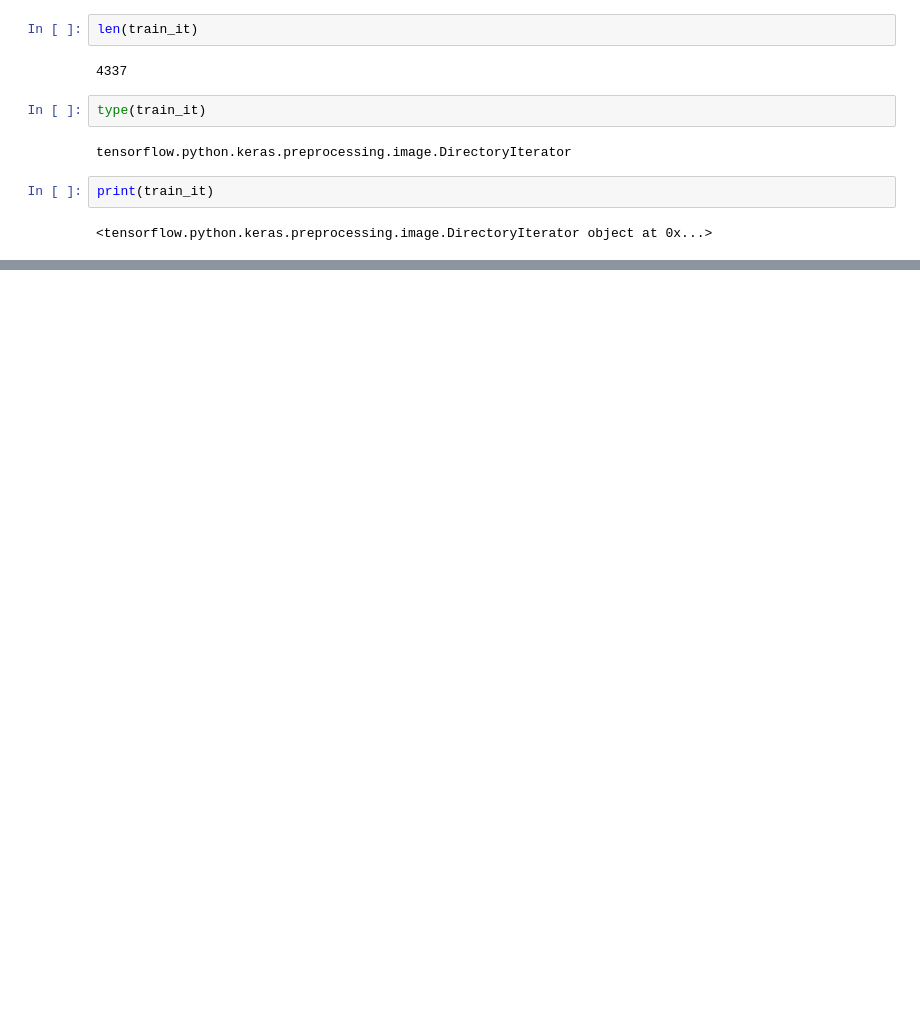
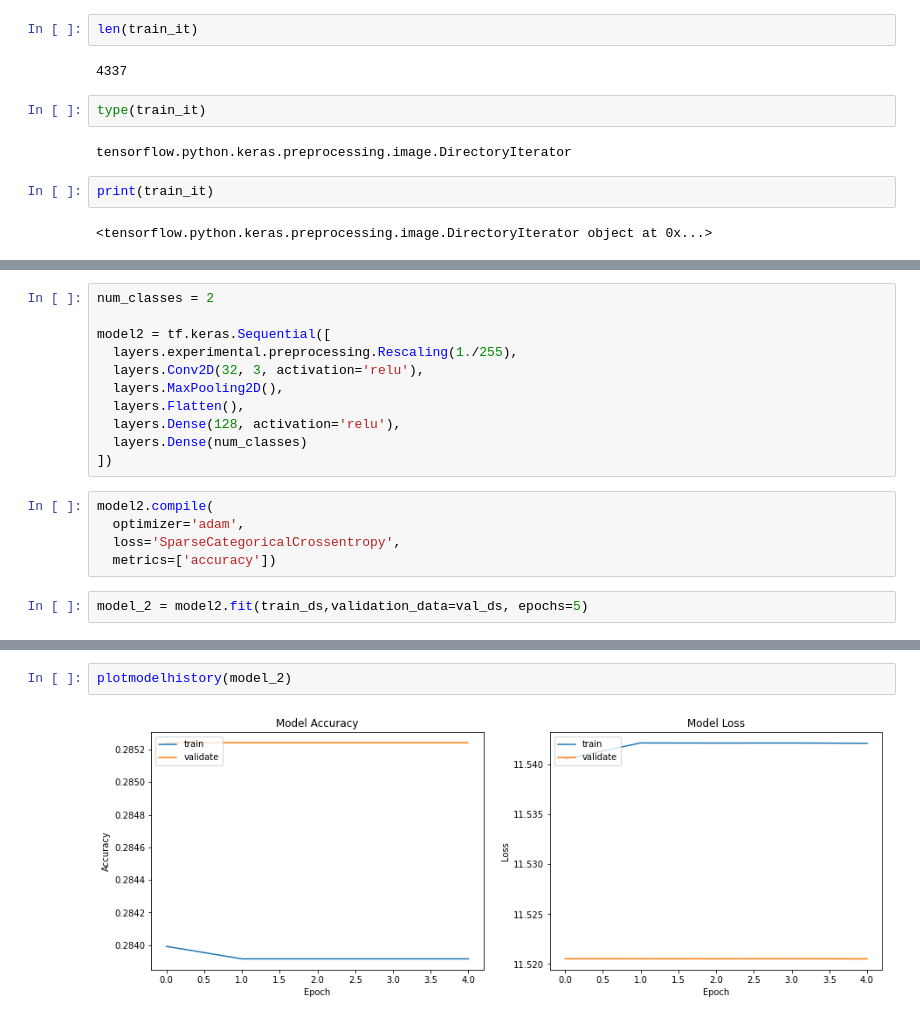
Before and after one commit to Shredder42/breast_cancer_histopathology, a Jupyter notebook: explore.ipynb, the cells around one changed output, grey strips where cells are left out. Drawn from its saved outputs; the diff is of its cells as text; blank space fills up the shorter version.

```diff
--- a/explore.ipynb
+++ b/explore.ipynb
@@ -319,0 +434,18 @@ print(train_it)
+# %%
+num_classes = 2
+
+model2 = tf.keras.Sequential([
+  layers.experimental.preprocessing.Rescaling(1./255),
+  layers.Conv2D(32, 3, activation='relu'),
+  layers.MaxPooling2D(),
+  layers.Flatten(),
+  layers.Dense(128, activation='relu'),
+  layers.Dense(num_classes)
+])
+# %%
+model2.compile(
+  optimizer='adam',
+  loss='SparseCategoricalCrossentropy',
+  metrics=['accuracy'])
+# %%
+model_2 = model2.fit(train_ds,validation_data=val_ds, epochs=5)
@@ -319,0 +463,4 @@ print(train_it)
+# %%
+plotmodelhistory(model_2)
+# %% [output]
+[figure, added]
```
Also changed, not shown: parts of 18 cells of this notebook.
